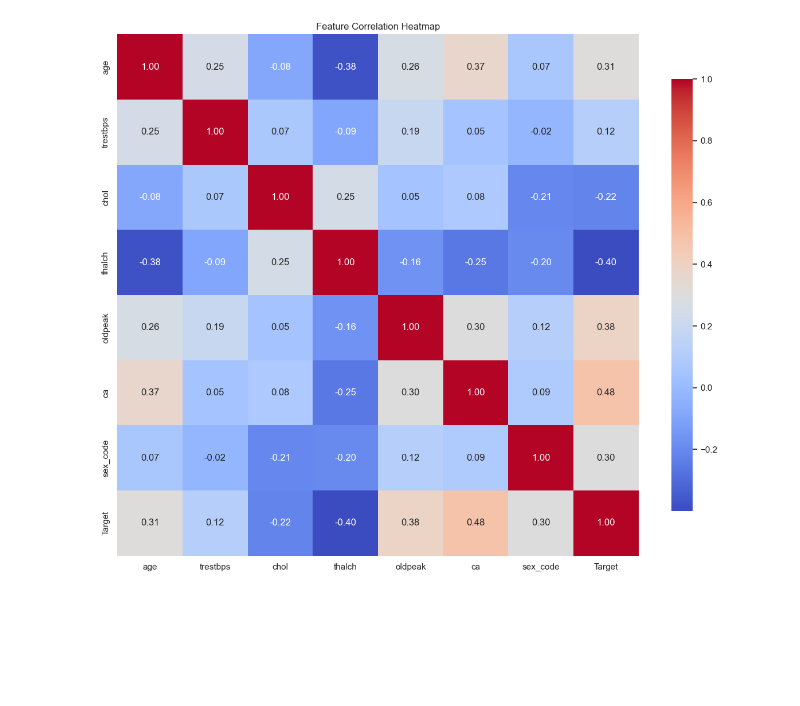
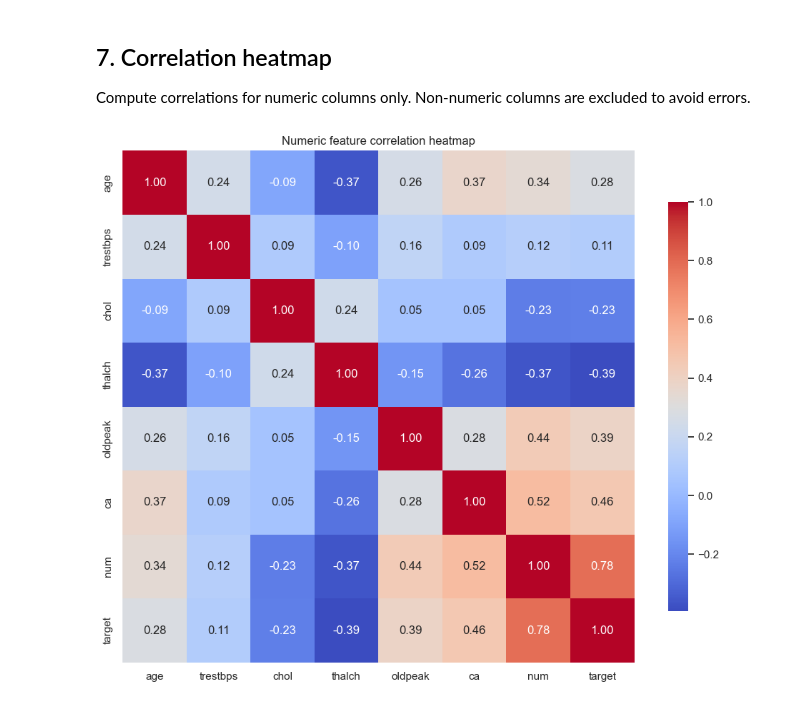
Before and after one commit to Jiaweiwang04/heart-disease-lightgbm, a Jupyter notebook: notebooks/01_eda.ipynb, the cells around one changed output. Drawn from its saved outputs; the diff is of its cells as text; code cells hidden in the pictures; blank space fills up the shorter version.

```diff
--- a/notebooks/01_eda.ipynb
+++ b/notebooks/01_eda.ipynb
@@ -227,0 +137,14 @@ Feature columns used for visualization (7): ['age', 'trestbps', 'chol', 'thalch'
+# %%
+categorical_cols = [
+    "sex", "dataset", "cp", "fbs", "restecg",
+    "exang", "slope", "thal"
+]
+
+for col in categorical_cols:
+    print(f"=== {col} ===")
+    print("Counts:")
+    print(df[col].value_counts(dropna=False))
+    print()
+    print("Percentages:")
+    print(df[col].value_counts(normalize=True, dropna=False).mul(100).round(2))
+    print()
@@ -227,0 +244,19 @@ Feature columns used for visualization (7): ['age', 'trestbps', 'chol', 'thalch'
+# %%
+numeric_cols = ["age", "trestbps", "chol", "thalch", "oldpeak"]
+for col in numeric_cols:
+    plt.figure(figsize=(6, 4))
+    sns.boxplot(x="target", y=col, data=df, palette="pastel")
+    plt.title(f"{col} by target")
+    plt.xlabel("target")
+    plt.ylabel(col)
+    plt.tight_layout()
+    plt.show()
+
+    plt.figure(figsize=(6, 4))
+    sns.histplot(data=df, x=col, hue="target", bins=20, palette="pastel", alpha=0.7, kde=False)
+    plt.title(f"{col} distribution by target")
+    plt.xlabel(col)
+    plt.ylabel("Count")
+    plt.tight_layout()
+    plt.show()
+    print()
@@ -228,13 +285,14 @@ Feature columns used for visualization (7): ['age', 'trestbps', 'chol', 'thalch'
+# %% [markdown]
+## 7. Correlation heatmap
+
+Compute correlations for numeric columns only. Non-numeric columns are excluded to avoid errors.
 # %%
-# Correlation heatmap (include sex_code and Target as numeric variables)
-heatmap_columns = feature_columns.copy()
-if "Target" in data_df.columns:
-    heatmap_columns.append("Target")
-corr = data_df[heatmap_columns].corr()
-plt.figure(figsize=(12, 10))
+numeric_cols = [col for col in df.select_dtypes(include=["number"]).columns if col != "id"]
+corr = df[numeric_cols].corr()
+plt.figure(figsize=(10, 8))
 sns.heatmap(corr, annot=True, fmt=".2f", cmap="coolwarm", square=True, cbar_kws={"shrink": 0.8})
-plt.title("Feature Correlation Heatmap")
+plt.title("Numeric feature correlation heatmap")
 plt.tight_layout()
 plt.show()
 # %% [output]
-[figure, old version]
+[figure, new version]
```
Also changed, not shown: parts of 30 cells of this notebook, 1 other file.
